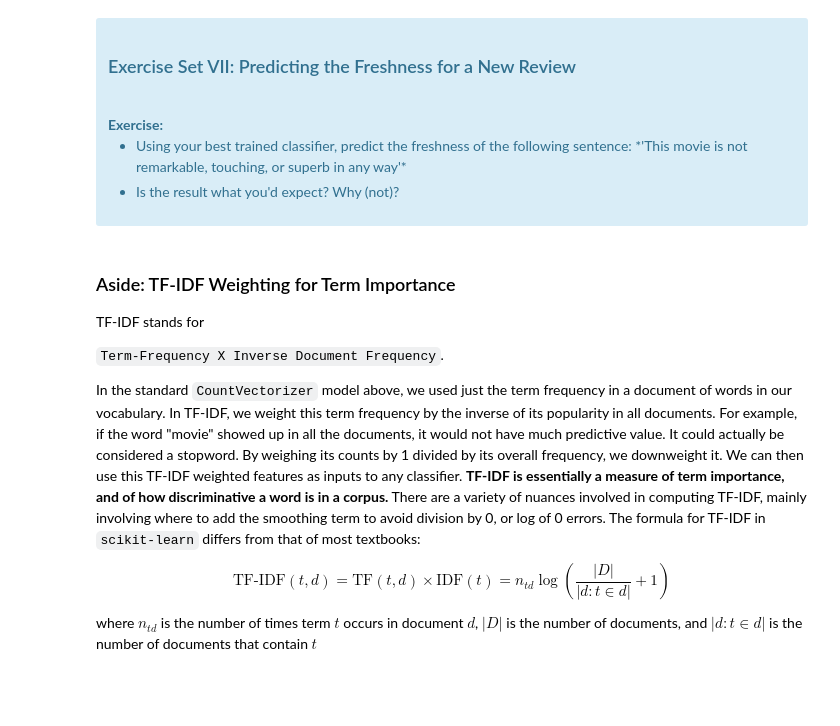
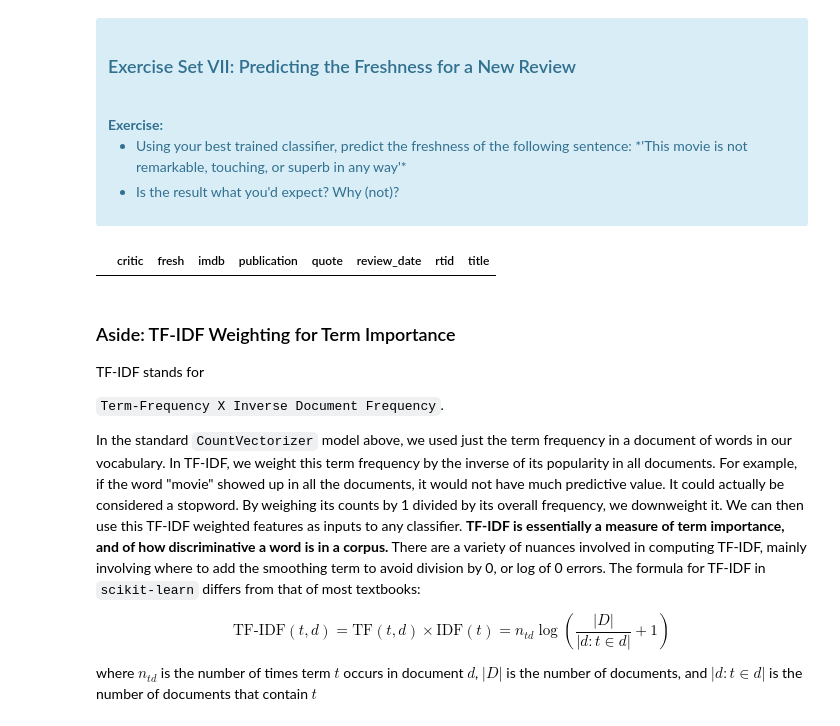
Before and after one commit to DrAugustine1981/Springboard, a Jupyter notebook: Mini_Project_Naive_Bayes.ipynb, the cells around one changed output. Saved outputs shown, nothing was run; the diff lists cells and outputs as text; code cells hidden in the pictures; blank space fills up the shorter version.

```diff
--- a/Mini_Project_Naive_Bayes.ipynb
+++ b/Mini_Project_Naive_Bayes.ipynb
@@ -566,3 +542,7 @@ The faux mythology may be cheesy, the grandiose plot stretched thin and full of
+# %%
+critics[critics.quote=='This movie is not remarkable, touching, or superb in any way']
+# %% [output]
+|  | critic | fresh | imdb | publication | quote | review_date | rtid | title |
 # %% [markdown]
 ### Aside: TF-IDF Weighting for Term Importance
 
```
Also changed, not shown: parts of 14 cells of this notebook, 1 other file.
